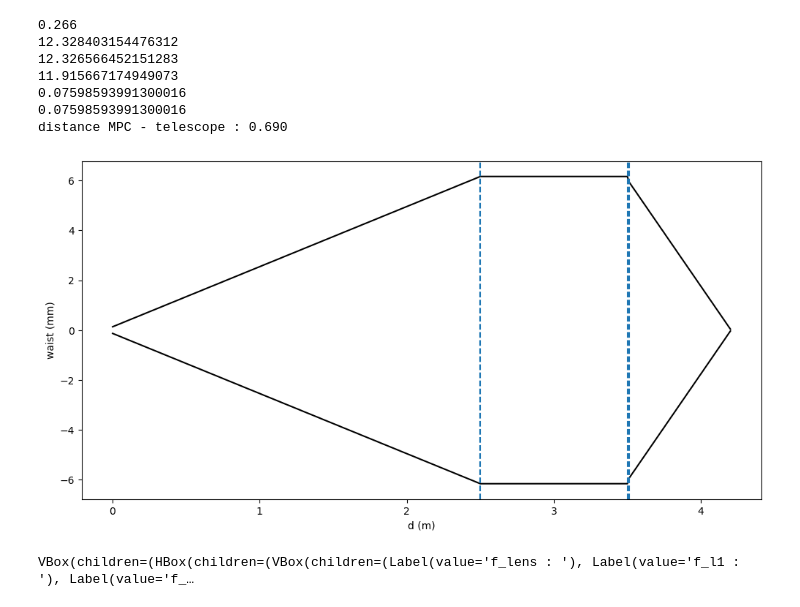
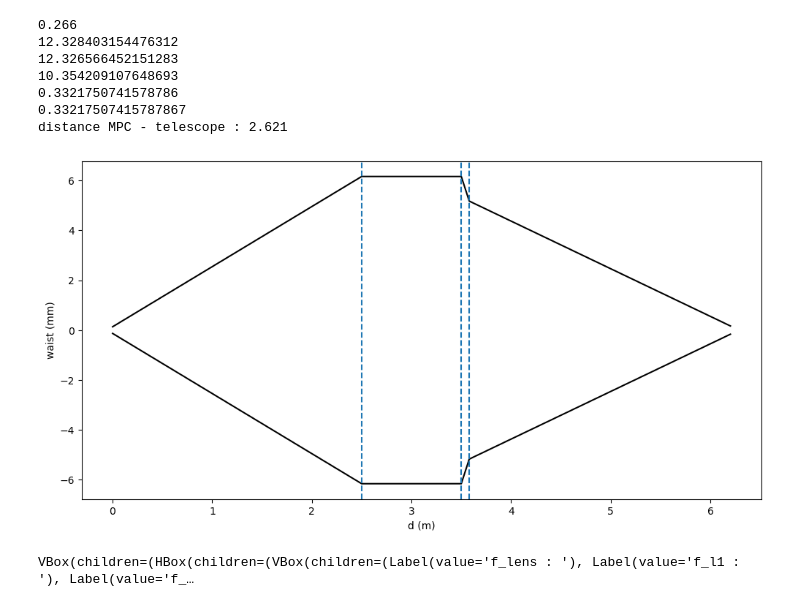
Before and after one commit to MatthieuGuer/MPC, a Jupyter notebook: focus_fiber.ipynb, the cells around one changed output. Drawn from its saved outputs; the diff is of its cells as text; code cells hidden in the pictures.

```diff
--- a/focus_fiber.ipynb
+++ b/focus_fiber.ipynb
@@ -74,11 +74,11 @@ w0_fiber = 266e-6/2
 
 f_lens = 2.5
 f_l1 = -500e-3
-f_l2 = +300e-3
+f_l2 = +500e-3
 
 d_lens_fiber = 2.5
 d_l2_lens = 1000e-3
-d_l1_l2 = 10e-3
+d_l1_l2 = 80e-3
 d_l1_MPC = 0
 
 beam = ray(0, 0, 0, 0, w0=w0_fiber, wl=wl, z=0, M2=1)
@@ -102,37 +102,37 @@ w_MPC = beam.waist()
 
 
 
 
 print(2*w0_fiber*1e3)
 print(2*w_lens*1e3)
 print(2*w_l2*1e3)
 print(2*w_l1*1e3)
 print(2*w0_MPC*1e3)
 print(2*w_MPC*1e3)
 
 
 f, ax = plt.subplots(1,1, figsize=(12,6))
 
 l_x = arr([0, d_lens_fiber, d_lens_fiber+d_l2_lens, d_lens_fiber+d_l2_lens+d_l1_l2, d_lens_fiber+d_l2_lens+d_l1_l2+d_l1_MPC])
 l_y = arr([w0_fiber, w_lens, w_l2, w_l1, w_MPC])
 
 ax.plot(l_x, +l_y*1e3, '-k')
 ax.plot(l_x, -l_y*1e3, '-k')
 ax.axvline(x=d_lens_fiber, linestyle='--')
 ax.axvline(x=d_lens_fiber+d_l2_lens, linestyle='--')
 ax.axvline(x=d_lens_fiber+d_l2_lens+d_l1_l2, linestyle='--')
 
 ax.set_ylabel('waist (mm)')
 ax.set_xlabel('d (m)')
 print(f'distance MPC - telescope : {d_l1_MPC:.3f}')
 # %% [output]
 0.266
 12.328403154476312
 12.326566452151283
-11.915667174949073
-0.07598593991300016
-0.07598593991300016
-distance MPC - telescope : 0.690
+10.354209107648693
+0.3321750741578786
+0.33217507415787867
+distance MPC - telescope : 2.621
-[figure, old version]
+[figure, new version]
 # %%
 slider_f_lens =          widgets.IntSlider(min=0, max=3000, step=50, value=2500, continuous_update=False)
```
Also changed, not shown: parts of 1 cell of this notebook.
